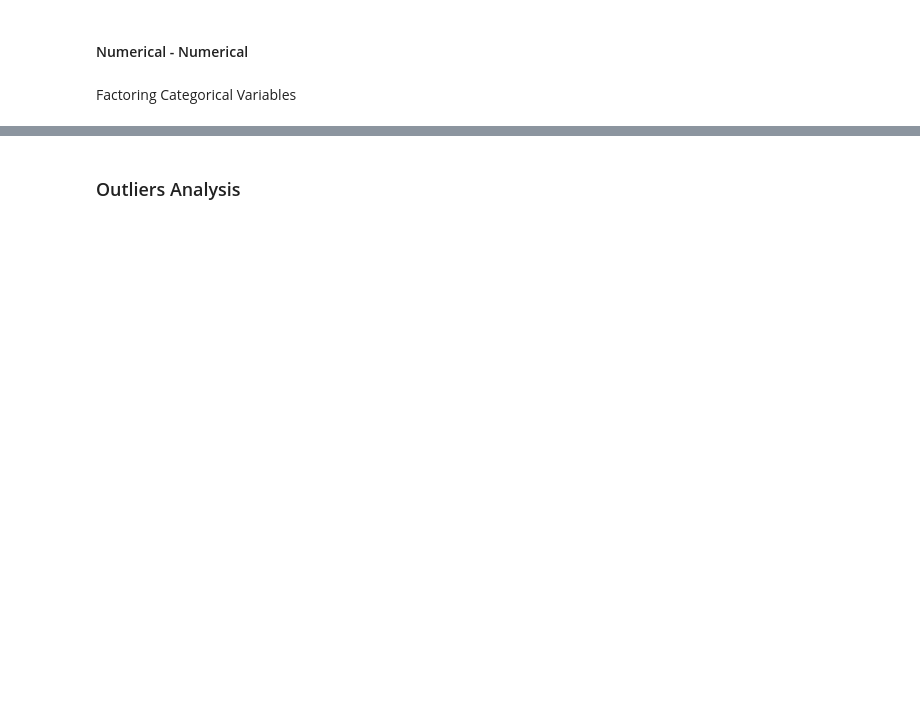
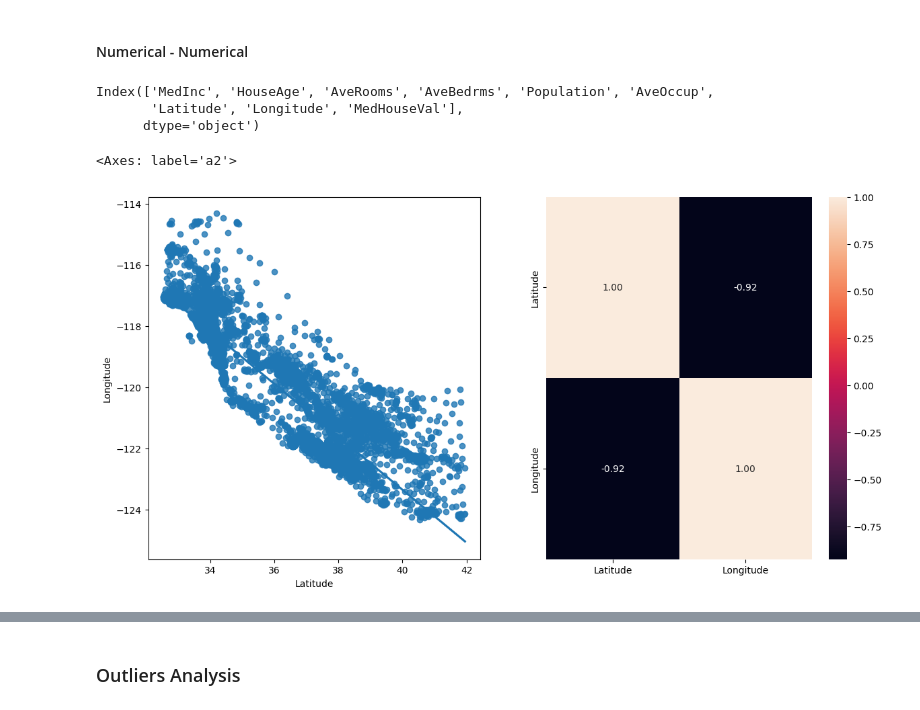
Before and after one commit to gutierenmanuel/unsupervised-learning, a Jupyter notebook: src/03_exploratory_data_analisys.ipynb, the cells around one changed output, grey strips where cells are left out. Cells and saved outputs as stored; diff of their text form; code cells hidden in the pictures; blank space fills up the shorter version.

```diff
--- a/src/03_exploratory_data_analisys.ipynb
+++ b/src/03_exploratory_data_analisys.ipynb
@@ -9,7 +9,7 @@
 
 import pandas as pd
 
-RUTA_DATAFRAME = ''
+RUTA_DATAFRAME = '/media/tr4shhh/Tr4Shhh_FOLDER/Proyects/4geeks/21_Unsupervised_learning/unsupervised-learning/data/raw/housing.csv'
 
 df = pd.read_csv(RUTA_DATAFRAME, sep=',')
 # %%
@@ -87,25 +31,29 @@ plt.show()
 # %% [markdown]
 #### Numerical - Numerical
-# %% [markdown]
-Factoring Categorical Variables
-# %%
-for c in categoricas:
-
-    df[f'{c}_n'] = pd.factorize(df[c])[0]
 # %%
 all_numericas = df.select_dtypes(include='number')
 # %%
 all_numericas.columns
+# %% [output]
+Index(['MedInc', 'HouseAge', 'AveRooms', 'AveBedrms', 'Population', 'AveOccup',
+       'Latitude', 'Longitude', 'MedHouseVal'],
+      dtype='object')
 # %%
+import matplotlib.pyplot as plt
+import seaborn as sns
+
 #Comparamos dos variables con regplot y heatmap
 fig, axis = plt.subplot_mosaic([['a1','a2']], figsize = (14, 7))
 
 data = all_numericas
-x_1 = ''
-y_1 = ''
+x_1 = 'Latitude'
+y_1 = 'Longitude'
 
 sns.regplot(ax = axis['a1'], data = data, x = x_1, y = y_1)
 sns.heatmap(data[[x_1, y_1]].corr(), annot = True, fmt = ".2f", ax = axis['a2'])
+# %% [output]
+<Axes: label='a2'>
+[figure, added]
 # %%
 #Creamos el heatmap
 
```
Also changed, not shown: parts of 13 cells of this notebook, 6 other files.
